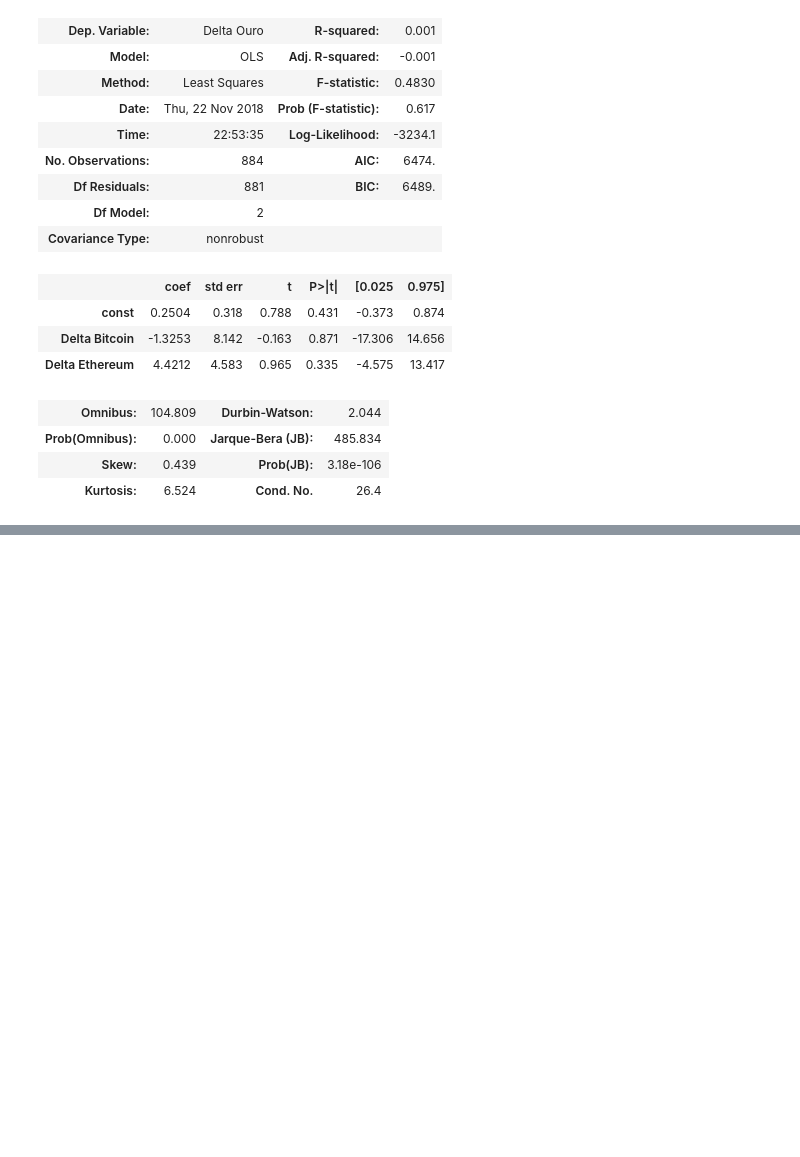
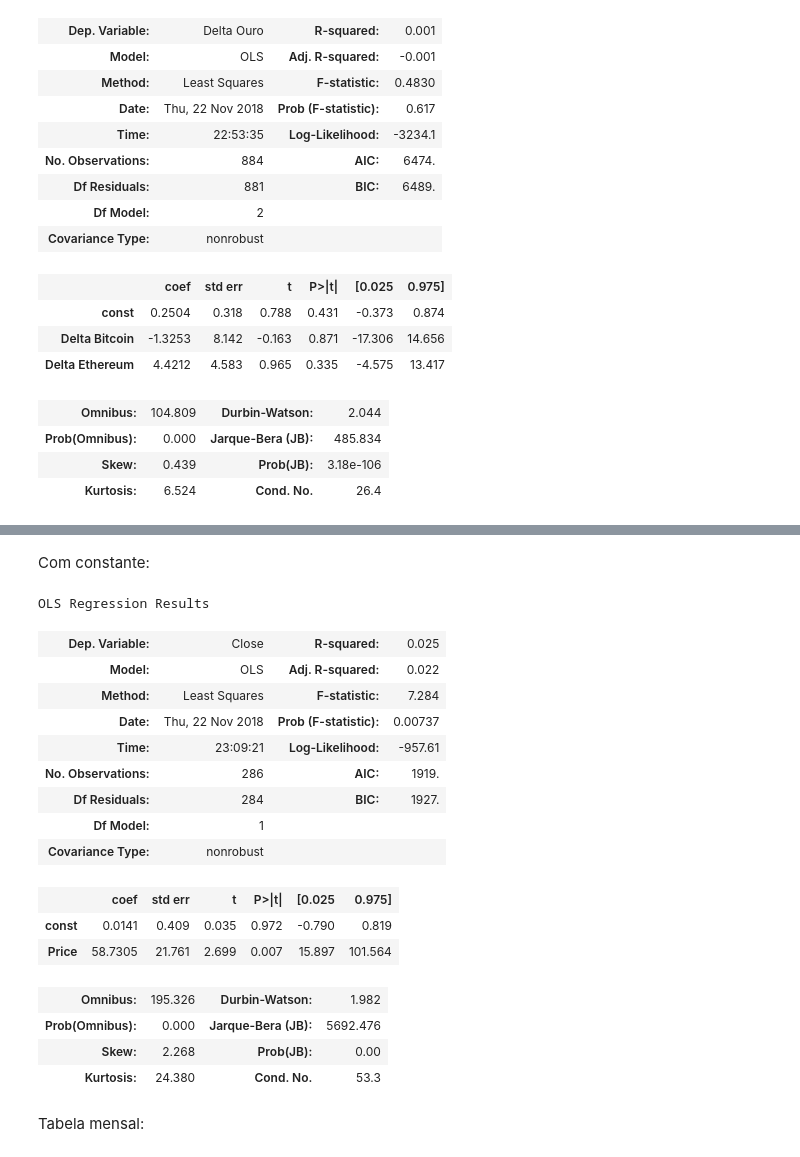
Before and after one commit to lucasmuchaluat/PROJETO-3---CIENCIA-DOS-DADOS, a Jupyter notebook: Crypto_Final_P3.ipynb, the cells around one changed output, grey strips where cells are left out. Cells and saved outputs as stored; diff of their text form; code cells hidden in the pictures; blank space fills up the shorter version.

```diff
--- a/Crypto_Final_P3.ipynb
+++ b/Crypto_Final_P3.ipynb
@@ -459,0 +516,25 @@ NameError: name 'close_xx' is not defined
+# %% [markdown]
+Com constante:
+# %%
+Resultado = regress_com_const(X,Y)
+Resultado.summary()
+# %% [output]
+OLS Regression Results
+| Dep. Variable: | Close | R-squared: | 0.025 |
+| Model: | OLS | Adj. R-squared: | 0.022 |
+| Method: | Least Squares | F-statistic: | 7.284 |
+| Date: | Thu, 22 Nov 2018 | Prob (F-statistic): | 0.00737 |
+| Time: | 23:09:21 | Log-Likelihood: | -957.61 |
+| No. Observations: | 286 | AIC: | 1919. |
+| Df Residuals: | 284 | BIC: | 1927. |
+| Df Model: | 1 |  |  |
+| Covariance Type: | nonrobust |  |  |
+|  | coef | std err | t | P>|t| | [0.025 | 0.975] |
+| const | 0.0141 | 0.409 | 0.035 | 0.972 | -0.790 | 0.819 |
+| Price | 58.7305 | 21.761 | 2.699 | 0.007 | 15.897 | 101.564 |
+| Omnibus: | 195.326 | Durbin-Watson: | 1.982 |
+| Prob(Omnibus): | 0.000 | Jarque-Bera (JB): | 5692.476 |
+| Skew: | 2.268 | Prob(JB): | 0.00 |
+| Kurtosis: | 24.380 | Cond. No. | 53.3 |
+# %% [markdown]
+Tabela mensal:
```
Also changed, not shown: parts of 24 cells of this notebook.
